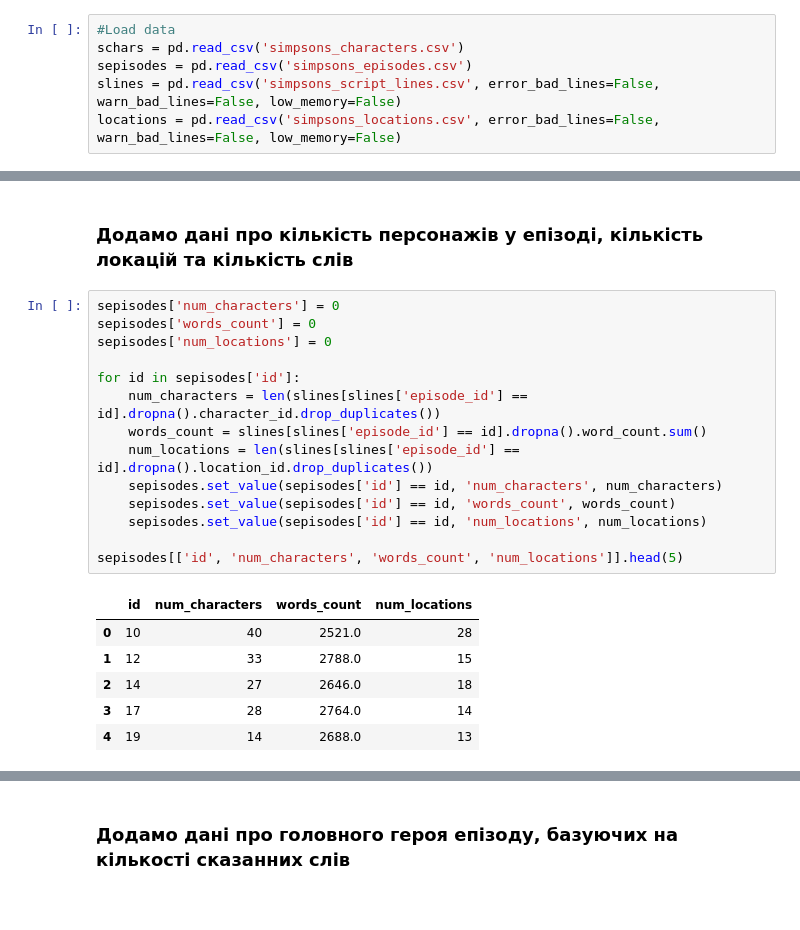
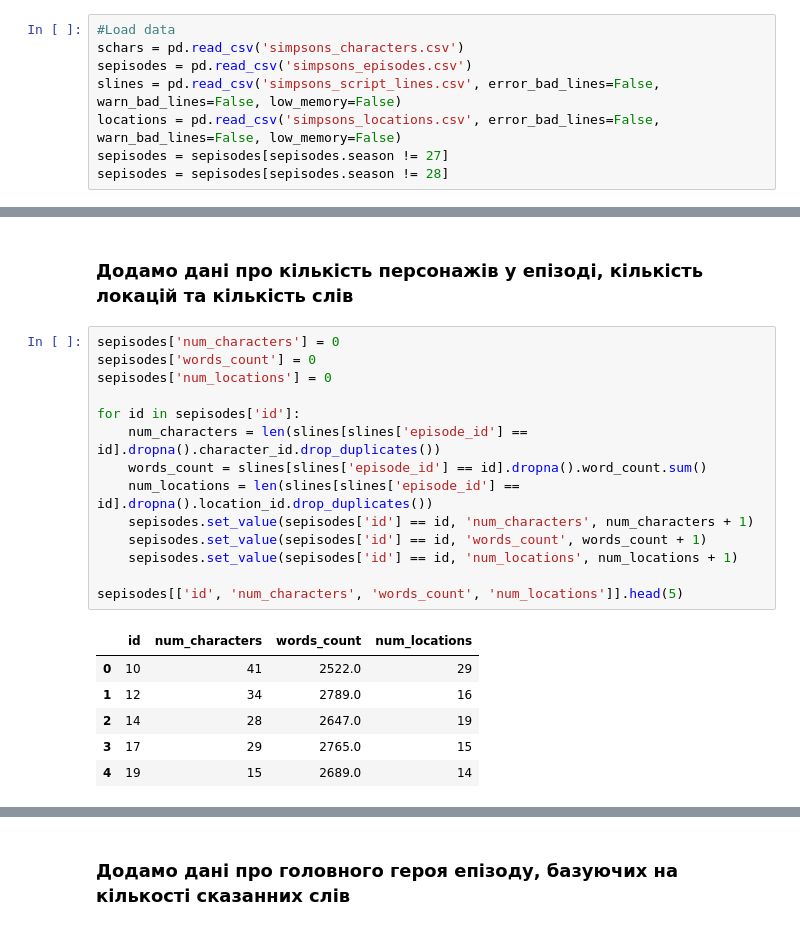
Before and after one commit to veraokhrimenko/simpson, a Jupyter notebook: simpsons-features.ipynb, the cells around one changed output, grey strips where cells are left out. Drawn from its saved outputs; the diff is of its cells as text.

```diff
--- a/simpsons-features.ipynb
+++ b/simpsons-features.ipynb
@@ -14,6 +14,8 @@ schars = pd.read_csv('simpsons_characters.csv')
 sepisodes = pd.read_csv('simpsons_episodes.csv')
 slines = pd.read_csv('simpsons_script_lines.csv', error_bad_lines=False, warn_bad_lines=False, low_memory=False)
 locations = pd.read_csv('simpsons_locations.csv', error_bad_lines=False, warn_bad_lines=False, low_memory=False)
+sepisodes = sepisodes[sepisodes.season != 27]
+sepisodes = sepisodes[sepisodes.season != 28]
 # %% [markdown]
 ## Підготуємо та дослідимо дані
 # %% [markdown]
@@ -21,21 +23,21 @@ locations = pd.read_csv('simpsons_locations.csv', error_bad_lines=False, warn_ba
 # %%
 sepisodes['num_characters'] = 0
 sepisodes['words_count'] = 0
 sepisodes['num_locations'] = 0
 
 for id in sepisodes['id']:
     num_characters = len(slines[slines['episode_id'] == id].dropna().character_id.drop_duplicates())
     words_count = slines[slines['episode_id'] == id].dropna().word_count.sum()
     num_locations = len(slines[slines['episode_id'] == id].dropna().location_id.drop_duplicates())
-    sepisodes.set_value(sepisodes['id'] == id, 'num_characters', num_characters)
-    sepisodes.set_value(sepisodes['id'] == id, 'words_count', words_count)
-    sepisodes.set_value(sepisodes['id'] == id, 'num_locations', num_locations)
+    sepisodes.set_value(sepisodes['id'] == id, 'num_characters', num_characters + 1)
+    sepisodes.set_value(sepisodes['id'] == id, 'words_count', words_count + 1)
+    sepisodes.set_value(sepisodes['id'] == id, 'num_locations', num_locations + 1)
 
 sepisodes[['id', 'num_characters', 'words_count', 'num_locations']].head(5)
 # %% [output]
 |  | id | num_characters | words_count | num_locations |
-| 0 | 10 | 40 | 2521.0 | 28 |
-| 1 | 12 | 33 | 2788.0 | 15 |
-| 2 | 14 | 27 | 2646.0 | 18 |
-| 3 | 17 | 28 | 2764.0 | 14 |
-| 4 | 19 | 14 | 2688.0 | 13 |
+| 0 | 10 | 41 | 2522.0 | 29 |
+| 1 | 12 | 34 | 2789.0 | 16 |
+| 2 | 14 | 28 | 2647.0 | 19 |
+| 3 | 17 | 29 | 2765.0 | 15 |
+| 4 | 19 | 15 | 2689.0 | 14 |
```
Also changed, not shown: parts of 8 cells of this notebook, 3 other files.
